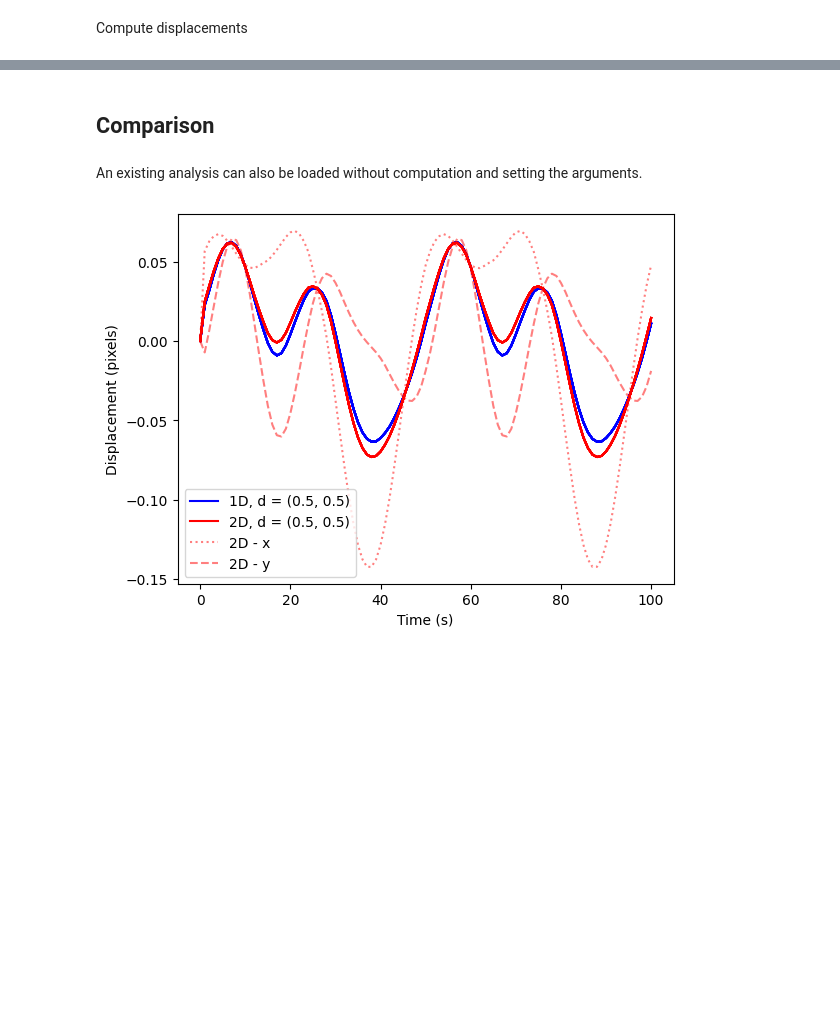
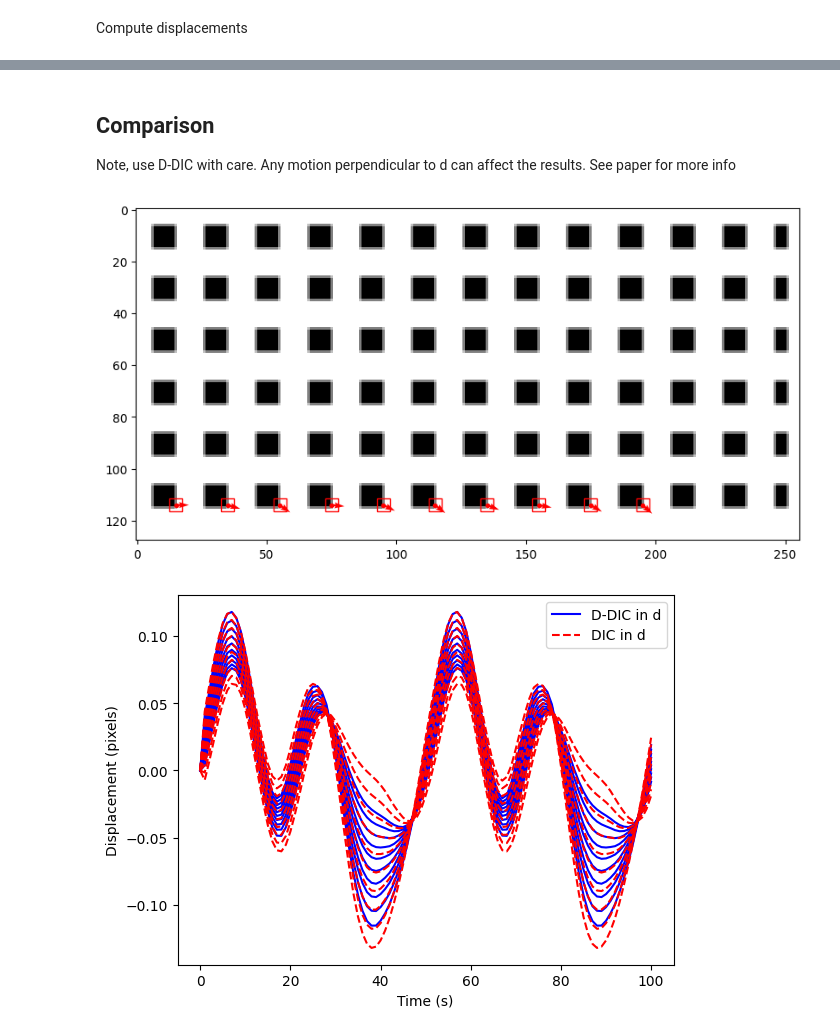
Before and after one commit to ladisk/pyidi, a Jupyter notebook: examples/Showcas_LK_1D.ipynb, the cells around one changed output, grey strips where cells are left out. Drawn from its saved outputs; the diff is of its cells as text; code cells hidden in the pictures; blank space fills up the shorter version.

Commit message:
Implement pointwise direction
Directions are now described per point. The directions are saved similar to points.txt

Showcas_LK_1D copy.ipynb is a temporary file for testing

```diff
--- a/examples/Showcas_LK_1D.ipynb
+++ b/examples/Showcas_LK_1D.ipynb
@@ -109,9 +108,23 @@ Define the direction of motion
 tol = 1e-8
 roi_size = (5,5)
 
-dij = (0.5, 0.5) # set the direction of motion
+# set a single direction for all points, ...
+dij = (0.5, 0.5)
+# ... or set a direction for each point.
+dij = np.array([[0.0, 1],
+                [0.1, 1],
+                [0.2, 1],
+                [0.3, 1],
+                [0.4, 1],
+                [0.5, 1],
+                [0.6, 1],
+                [0.7, 1],
+                [0.8, 1],
+                [0.9, 1], ])
 
+# Set directions in configure or set_directions function
 idi_dlk.configure(reference_image = (0,100), dij=dij, resume_analysis = False, tol=tol,roi_size=roi_size)
+idi_dlk.set_directions(dij)
 
 reference_image = idi_dlk._set_reference_image(video, idi_dlk.reference_image)
 Gi, Gj = np.gradient(reference_image)
@@ -140,26 +150,27 @@ Computation duration: 00:00:3.49
-# %% [markdown]
-## Comparison
-# %% [markdown]
-An existing analysis can also be loaded without computation and setting the arguments.
+# %% [markdown]
+## Comparison
+Note, use D-DIC with care. Any motion perpendicular to d can affect the results. See paper for more info
 # %%
 %matplotlib inline
 t_vec = np.arange(0, len(displacements[0])) * video.fps
 
+if dij.ndim == 1:
+    dij = np.ones_like(points1d)*dij
+
 fig, ax = plt.subplots()
 ax.set_xlabel('Time (s)')
 ax.set_ylabel('Displacement (pixels)')
-for point in displacements:
-    ax.plot(t_vec, point[:,0]*dij[0] + point[:,1]*dij[1],'b', label=f'1D, d = {dij}')
-for point in displacementes_2d:
-    ax.plot(t_vec, point[:,0]*dij[0] + point[:,1]*dij[1], 'r', label=f'2D, d = {dij}')
-ax.plot(t_vec, displacementes_2d[0, :,0], 'r:', label = '2D - x', alpha=0.5)
-ax.plot(t_vec, displacementes_2d[0, :,1], 'r--', label = '2D - y', alpha=0.5)
+for point, dijk in zip(displacements, dij):
+    ax.plot(t_vec, point[:,0]*dijk[0] + point[:,1]*dijk[1],'b', label=f'D-DIC in d')
+for point, dijk in zip(displacementes_2d, dij):
+    ax.plot(t_vec, point[:,0]*dijk[0] + point[:,1]*dijk[1], 'r--', label=f'DIC in d')
 handles, labels = ax.get_legend_handles_labels()
 by_label = dict(zip(labels, handles))
 ax.legend(by_label.values(), by_label.keys())
 plt.show()
 # %% [output]
-[figure, old version]
+[figure, new version]
+[figure, added]
 # %%
 %matplotlib qt
 td2d     = displacementes_2d +  points2d.reshape(len(points2d),1,2)
```
Also changed, not shown: parts of 3 cells of this notebook, 4 other files.
